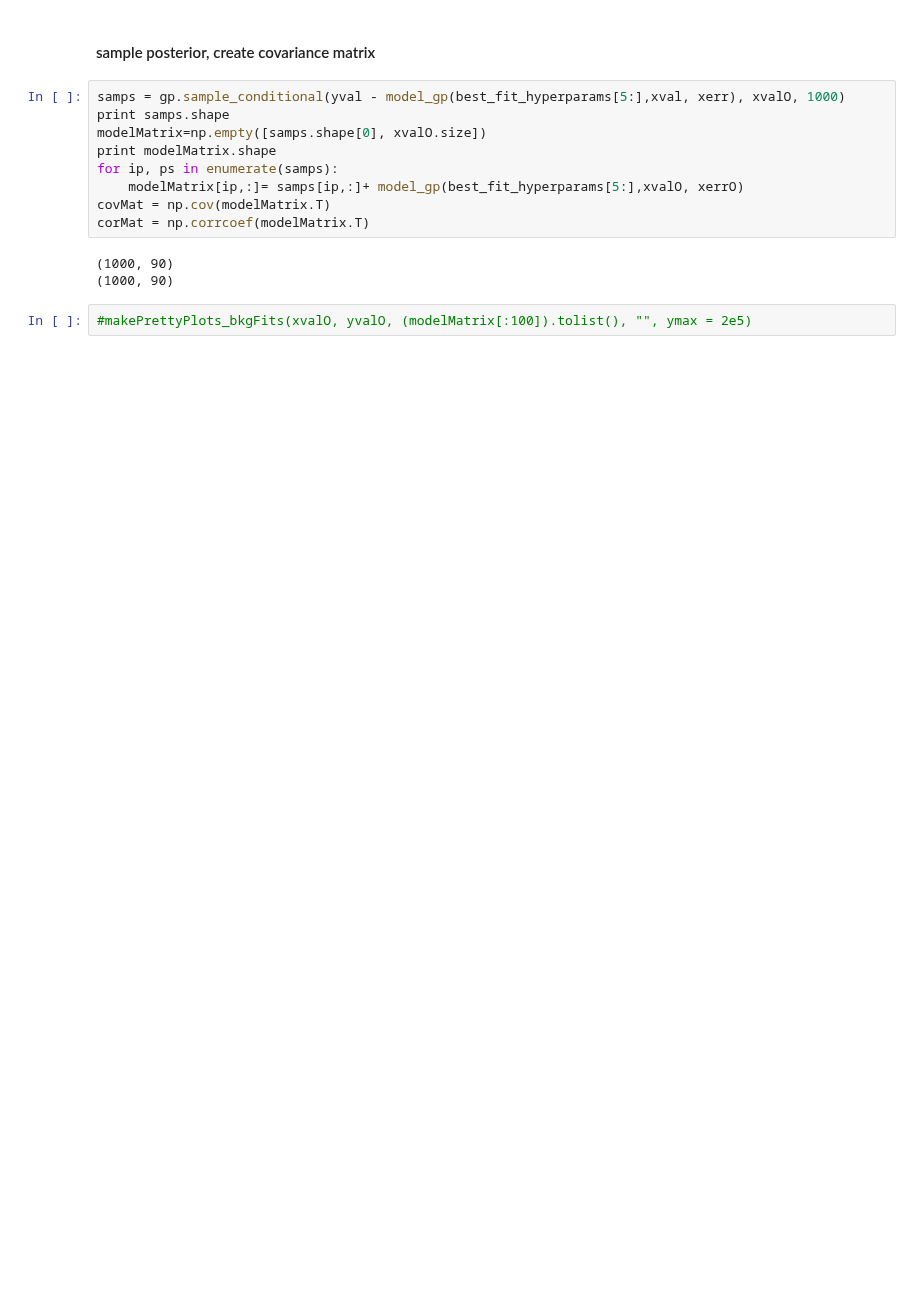
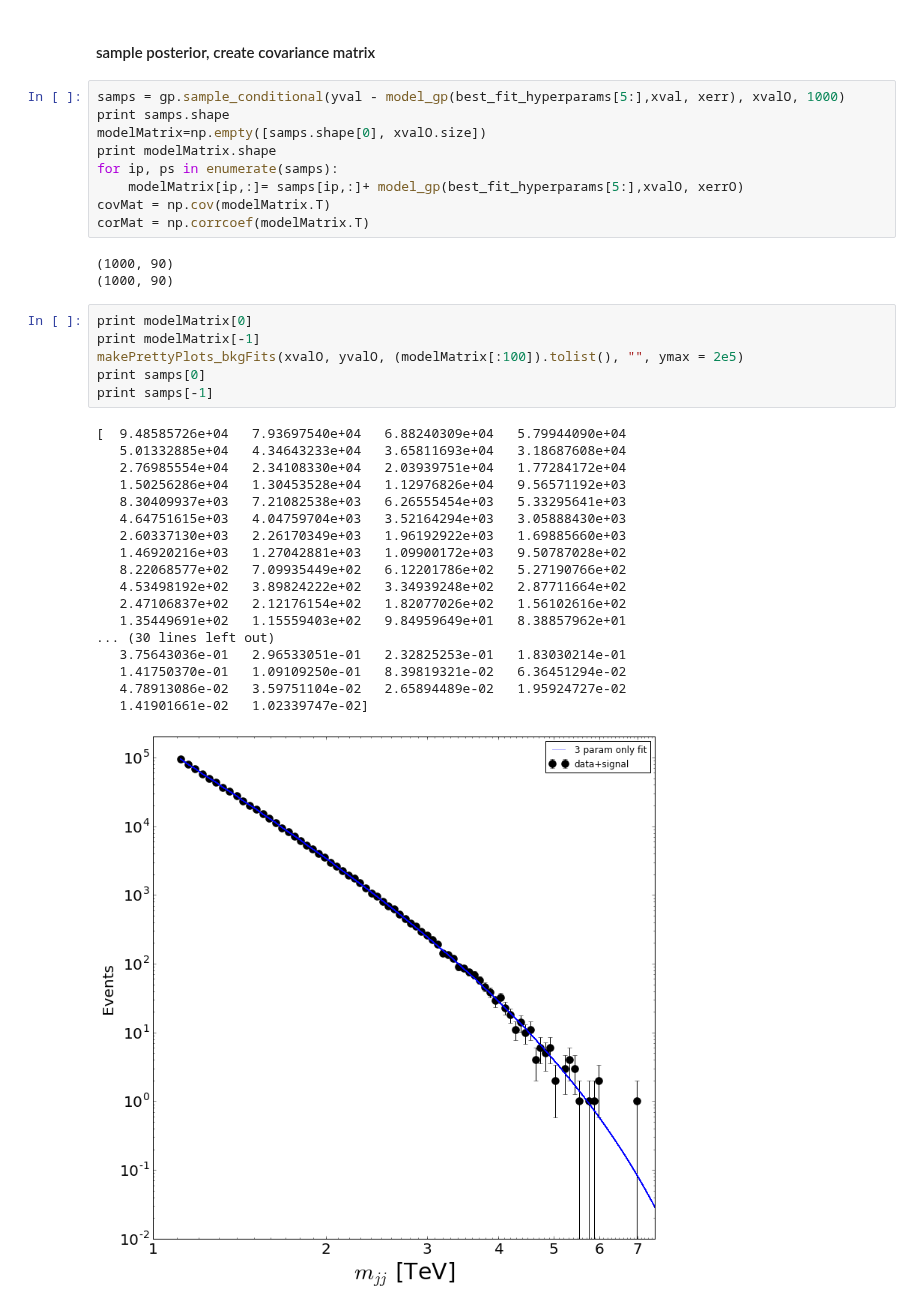
Before and after one commit to mfrate28/GP_Paper, a Jupyter notebook: covariance-structures-GP.ipynb, the cells around one changed output. Cells and saved outputs as stored; diff of their text form; blank space fills up the shorter version.

```diff
--- a/covariance-structures-GP.ipynb
+++ b/covariance-structures-GP.ipynb
@@ -329,4 +388,27 @@ corMat = np.corrcoef(modelMatrix.T)
 (1000, 90)
 (1000, 90)
 # %%
-#makePrettyPlots_bkgFits(xvalO, yvalO, (modelMatrix[:100]).tolist(), "", ymax = 2e5)
+print modelMatrix[0]
+print modelMatrix[-1]
+makePrettyPlots_bkgFits(xvalO, yvalO, (modelMatrix[:100]).tolist(), "", ymax = 2e5)
+print samps[0]
+print samps[-1]
+# %% [output]
+[  9.48585726e+04   7.93697540e+04   6.88240309e+04   5.79944090e+04
+   5.01332885e+04   4.34643233e+04   3.65811693e+04   3.18687608e+04
+   2.76985554e+04   2.34108330e+04   2.03939751e+04   1.77284172e+04
+   1.50256286e+04   1.30453528e+04   1.12976826e+04   9.56571192e+03
+   8.30409937e+03   7.21082538e+03   6.26555454e+03   5.33295641e+03
+   4.64751615e+03   4.04759704e+03   3.52164294e+03   3.05888430e+03
+   2.60337130e+03   2.26170349e+03   1.96192922e+03   1.69885660e+03
+   1.46920216e+03   1.27042881e+03   1.09900172e+03   9.50787028e+02
+   8.22068577e+02   7.09935449e+02   6.12201786e+02   5.27190766e+02
+   4.53498192e+02   3.89824222e+02   3.34939248e+02   2.87711664e+02
+   2.47106837e+02   2.12176154e+02   1.82077026e+02   1.56102616e+02
+   1.35449691e+02   1.15559403e+02   9.84959649e+01   8.38857962e+01
+... (30 lines left out)
+   3.75643036e-01   2.96533051e-01   2.32825253e-01   1.83030214e-01
+   1.41750370e-01   1.09109250e-01   8.39819321e-02   6.36451294e-02
+   4.78913086e-02   3.59751104e-02   2.65894489e-02   1.95924727e-02
+   1.41901661e-02   1.02339747e-02]
+[figure, added]
```
Also changed, not shown: parts of 9 cells of this notebook.
